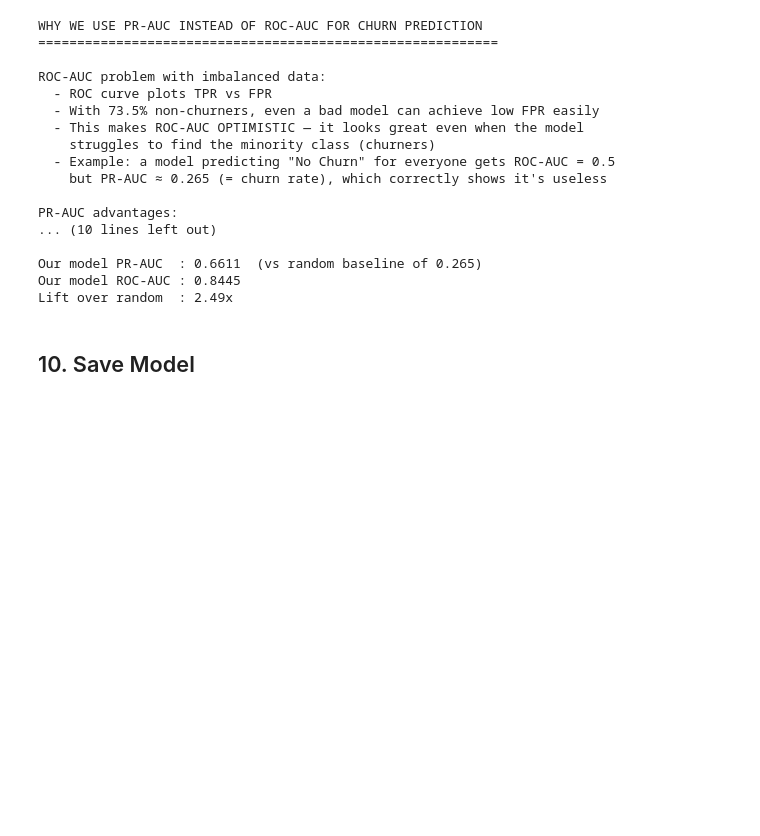
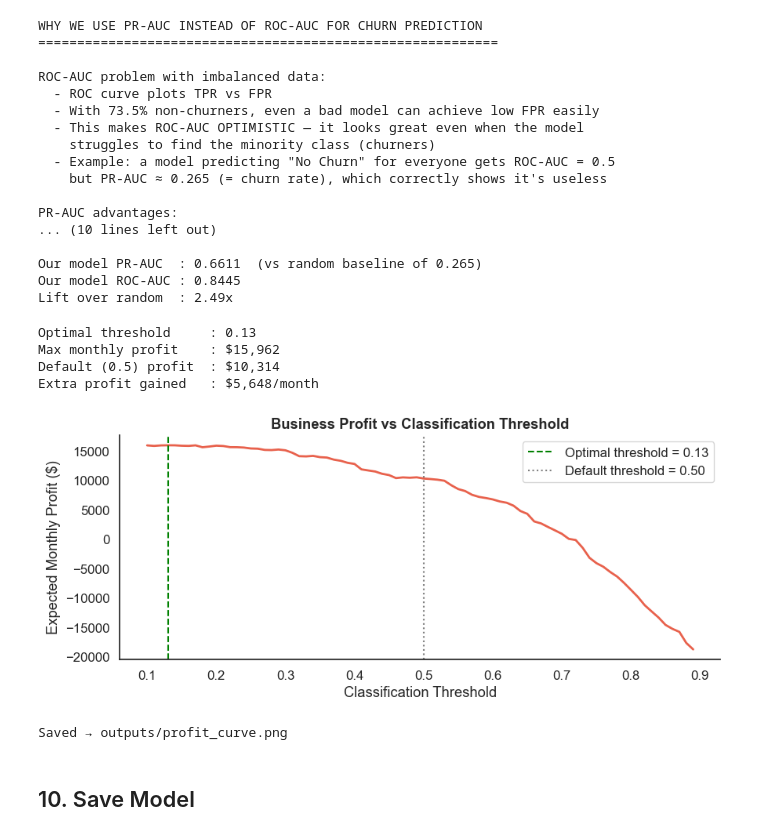
Before and after one commit to 3Paradox/customer-churn-prediction, a Jupyter notebook: notebooks/03_modeling.ipynb, the cells around one changed output. Drawn from its saved outputs; the diff is of its cells as text; code cells hidden in the pictures; blank space fills up the shorter version.

Commit message:
Add cost-sensitive threshold optimization

```diff
--- a/notebooks/03_modeling.ipynb
+++ b/notebooks/03_modeling.ipynb
@@ -224,7 +221,7 @@ xgb_base = XGBClassifier(
     scale_pos_weight=scale_pos_weight,
     eval_metric='aucpr',
     random_state=42,
-    n_jobs=-1
+    n_jobs=1
 )
 
 grid_search = GridSearchCV(
@@ -233,7 +230,7 @@ grid_search = GridSearchCV(
     scoring='f1',
     cv=5,
     verbose=1,
-    n_jobs=-1
+    n_jobs=1
 )
 
 print("Starting GridSearchCV — this will take several minutes...")
@@ -422,6 +419,64 @@ PR-AUC advantages:
 Our model PR-AUC  : 0.6611  (vs random baseline of 0.265)
 Our model ROC-AUC : 0.8445
 Lift over random  : 2.49x
+# %%
+## 9.5 Cost-Sensitive Threshold Optimization
+# Most projects stop at threshold=0.5. This finds the threshold
+# that MAXIMISES EXPECTED PROFIT — a real business decision.
+
+import numpy as np
+
+# Business cost matrix (realistic telecom numbers)
+# TP: retain a churner → save $74/month minus $10 discount = +$64
+# FP: call a loyal customer → cost of discount offer = -$10
+# FN: miss a churner → lose $74/month = -$74
+# TN: correctly ignore loyal customer → $0
+
+cost_tp = 64
+cost_fp = -10
+cost_fn = -74
+cost_tn = 0
+
+thresholds = np.arange(0.1, 0.9, 0.01)
+profits = []
+
+for t in thresholds:
+    preds = (y_prob_final >= t).astype(int)
+    tn_t, fp_t, fn_t, tp_t = confusion_matrix(y_test, preds).ravel()
+    profit = (tp_t * cost_tp) + (fp_t * cost_fp) + (fn_t * cost_fn) + (tn_t * cost_tn)
+    profits.append(profit)
+
+optimal_idx = int(np.argmax(profits))
+optimal_threshold = thresholds[optimal_idx]
+max_profit = max(profits)
+default_profit = profits[int((0.5 - 0.1) / 0.01)]
+
+print(f"Optimal threshold     : {optimal_threshold:.2f}")
+print(f"Max monthly profit    : ${max_profit:,.0f}")
+print(f"Default (0.5) profit  : ${default_profit:,.0f}")
+print(f"Extra profit gained   : ${max_profit - default_profit:,.0f}/month")
+
+# Plot profit curve
+fig, ax = plt.subplots(figsize=(9, 4))
+ax.plot(thresholds, profits, color=COLOR_YES, linewidth=2)
+ax.axvline(optimal_threshold, color='green', linestyle='--',
+           label=f'Optimal threshold = {optimal_threshold:.2f}')
+ax.axvline(0.5, color='gray', linestyle=':', label='Default threshold = 0.50')
+ax.set_xlabel('Classification Threshold')
+ax.set_ylabel('Expected Monthly Profit ($)')
+ax.set_title('Business Profit vs Classification Threshold', fontweight='bold')
+ax.legend()
+plt.tight_layout()
+plt.savefig('../outputs/profit_curve.png')
+plt.show()
+print('Saved → outputs/profit_curve.png')
+# %% [output]
+Optimal threshold     : 0.13
+Max monthly profit    : $15,962
+Default (0.5) profit  : $10,314
+Extra profit gained   : $5,648/month
+[figure, added]
+Saved → outputs/profit_curve.png
 # %% [markdown]
 ## 10. Save Model
 # %%
```
Also changed, not shown: parts of 1 cell of this notebook, 3 other files.
